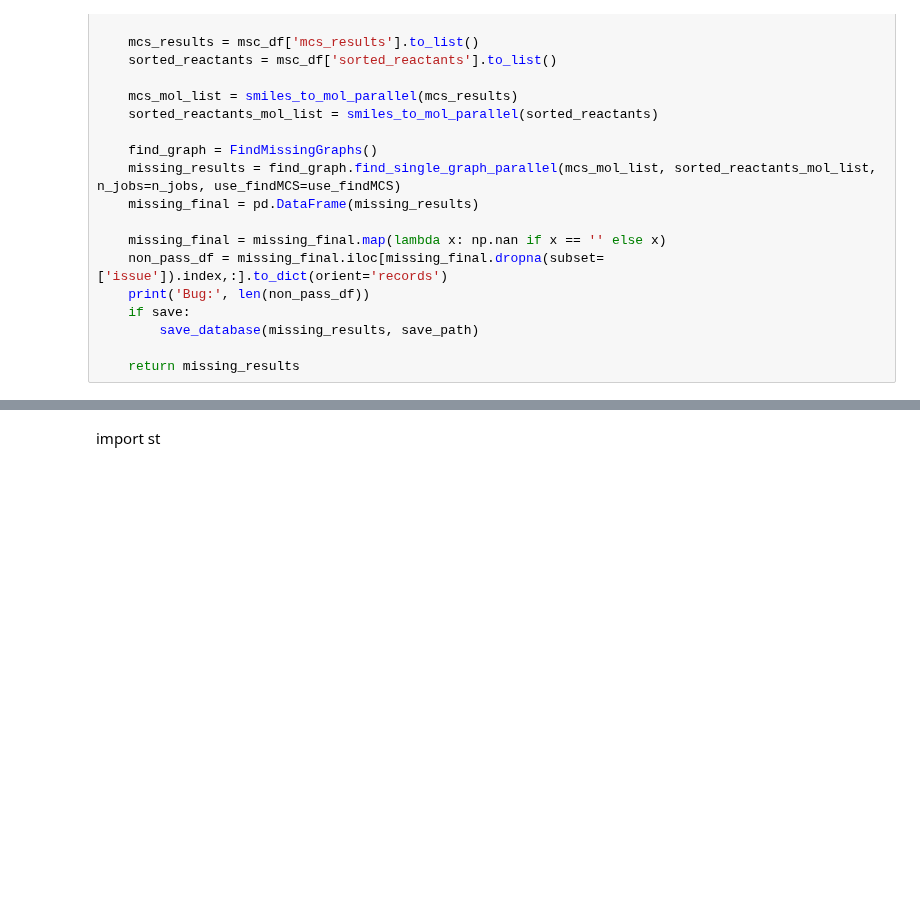
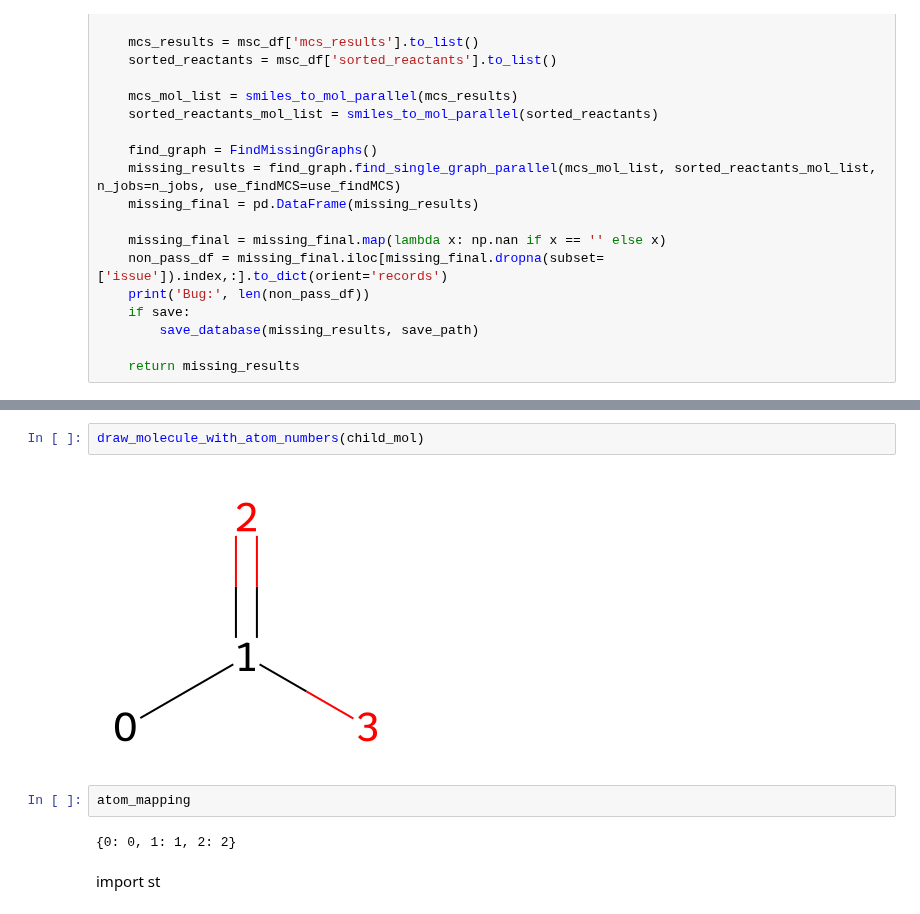
Before and after one commit to TieuLongPhan/SynRBL, a Jupyter notebook: Pipeline/Notebook/MCS_Test.ipynb, the cells around one changed output, grey strips where cells are left out. Saved outputs shown, nothing was run; the diff lists cells and outputs as text; blank space fills up the shorter version.

```diff
--- a/Pipeline/Notebook/MCS_Test.ipynb
+++ b/Pipeline/Notebook/MCS_Test.ipynb
@@ -461,2 +712,10 @@ mcs_dict = load_database(msc_dict_path)
+# %%
+draw_molecule_with_atom_numbers(child_mol)
+# %% [output]
+[figure, added]
+# %%
+atom_mapping
+# %% [output]
+{0: 0, 1: 1, 2: 2}
 # %% [markdown]
 import st
```
Also changed, not shown: parts of 20 cells of this notebook, 4 other files.
